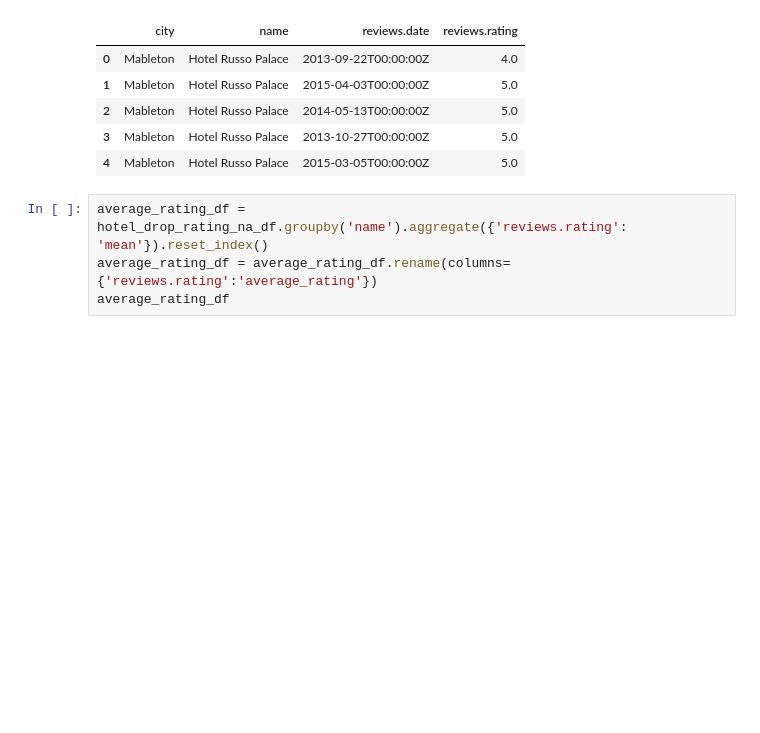
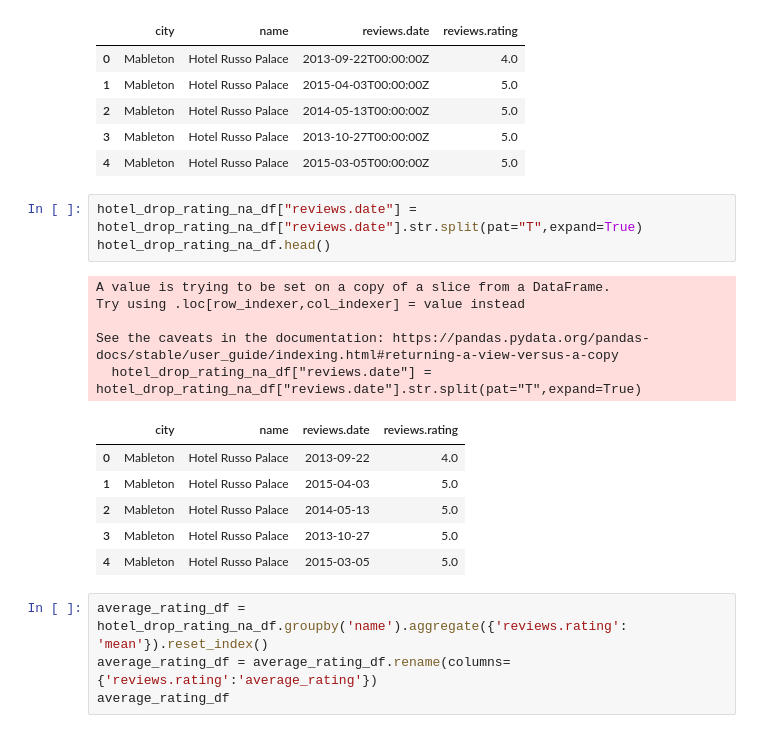
Before and after one commit to aebowden36/hotel-data-etl, a Jupyter notebook: hotel_csv_etl.ipynb, the cells around one changed output. Drawn from its saved outputs; the diff is of its cells as text; blank space fills up the shorter version.

```diff
--- a/hotel_csv_etl.ipynb
+++ b/hotel_csv_etl.ipynb
@@ -36,6 +36,21 @@ hotel_drop_rating_na_df.head()
 | 2 | Mableton | Hotel Russo Palace | 2014-05-13T00:00:00Z | 5.0 |
 | 3 | Mableton | Hotel Russo Palace | 2013-10-27T00:00:00Z | 5.0 |
 | 4 | Mableton | Hotel Russo Palace | 2015-03-05T00:00:00Z | 5.0 |
+# %%
+hotel_drop_rating_na_df["reviews.date"] = hotel_drop_rating_na_df["reviews.date"].str.split(pat="T",expand=True)
+hotel_drop_rating_na_df.head()
+# %% [output]
+A value is trying to be set on a copy of a slice from a DataFrame.
+Try using .loc[row_indexer,col_indexer] = value instead
+
+See the caveats in the documentation: https://pandas.pydata.org/pandas-docs/stable/user_guide/indexing.html#returning-a-view-versus-a-copy
+  hotel_drop_rating_na_df["reviews.date"] = hotel_drop_rating_na_df["reviews.date"].str.split(pat="T",expand=True)
+|  | city | name | reviews.date | reviews.rating |
+| 0 | Mableton | Hotel Russo Palace | 2013-09-22 | 4.0 |
+| 1 | Mableton | Hotel Russo Palace | 2015-04-03 | 5.0 |
+| 2 | Mableton | Hotel Russo Palace | 2014-05-13 | 5.0 |
+| 3 | Mableton | Hotel Russo Palace | 2013-10-27 | 5.0 |
+| 4 | Mableton | Hotel Russo Palace | 2015-03-05 | 5.0 |
 # %%
 average_rating_df = hotel_drop_rating_na_df.groupby('name').aggregate({'reviews.rating': 'mean'}).reset_index()
 average_rating_df = average_rating_df.rename(columns={'reviews.rating':'average_rating'})
```
Also changed, not shown: parts of 4 cells of this notebook.
